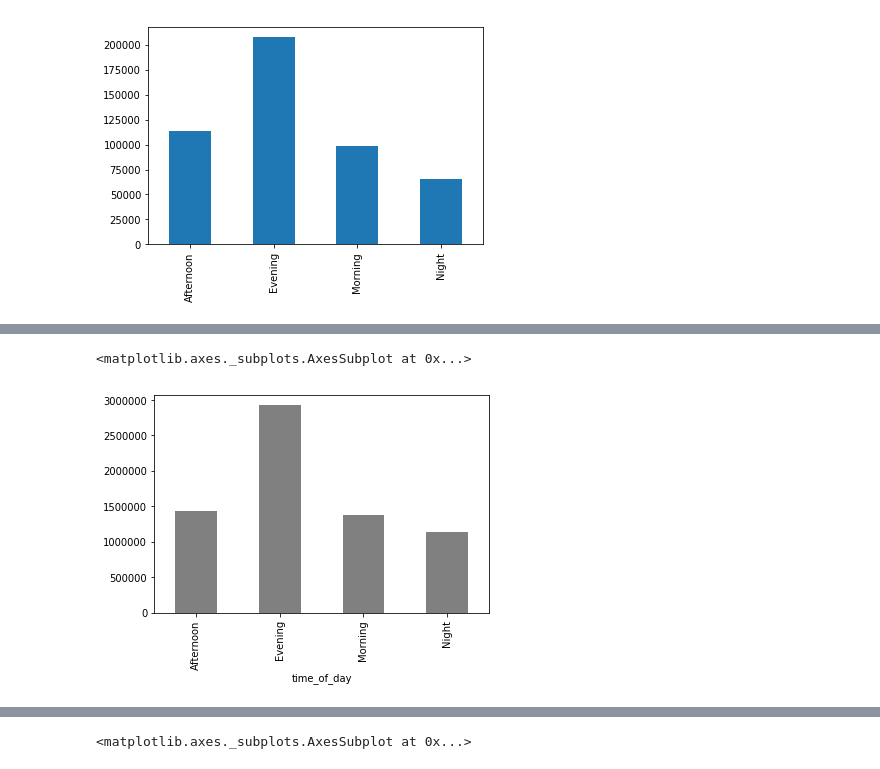
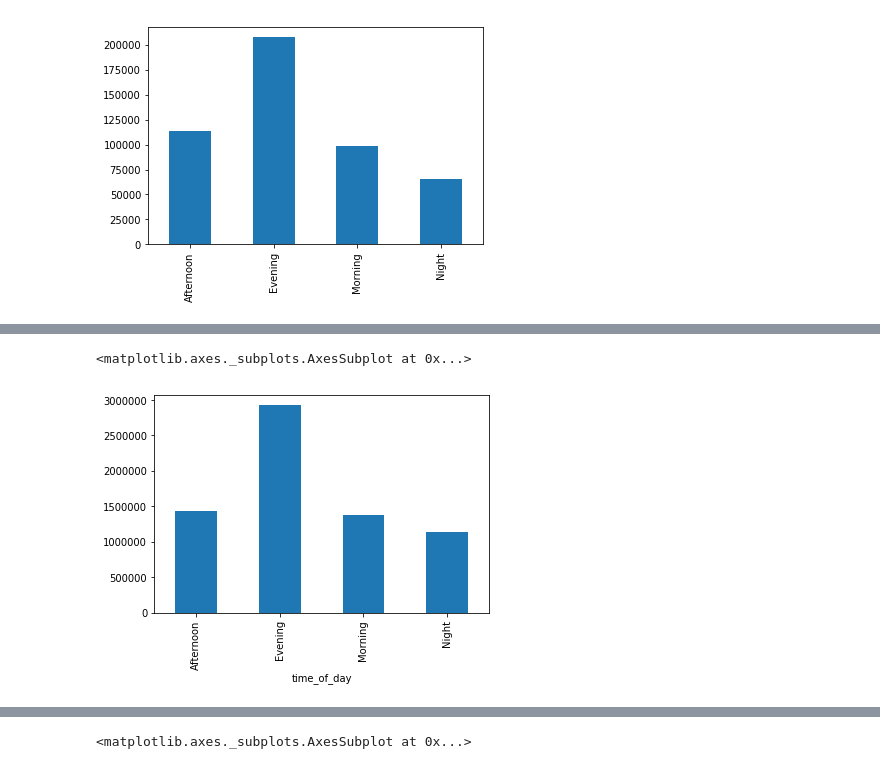
Before and after one commit to bbc/datalab-ml-training, a Jupyter notebook: iPlayerForecast_course1.ipynb, the cells around one changed output, grey strips where cells are left out. Saved outputs shown, nothing was run; the diff lists cells and outputs as text; code cells hidden in the pictures.

```diff
--- a/iPlayerForecast_course1.ipynb
+++ b/iPlayerForecast_course1.ipynb
@@ -559,5 +597,5 @@ data['time_of_day'].value_counts().sort_index().plot(kind='bar')
 # %%
-data.groupby(['time_of_day'])['min_watched'].sum().plot(kind='bar', color='grey')
+data.groupby(['time_of_day'])['min_watched'].sum().plot(kind='bar')
 # %% [output]
 <matplotlib.axes._subplots.AxesSubplot at 0x...>
-[figure, old version]
+[figure, new version]
```
Also changed, not shown: parts of 53 cells of this notebook.
